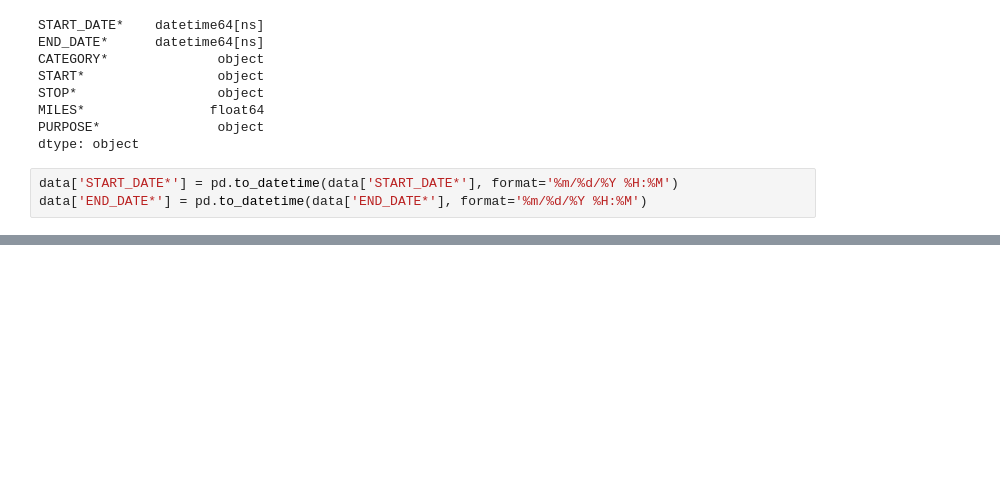
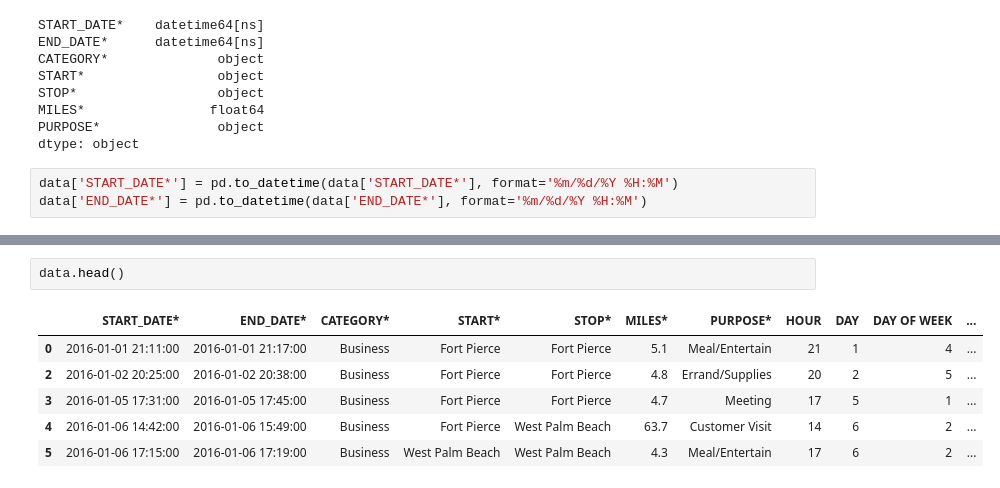
Before and after one commit to Abhi-aka-rup/Data-Scientist, a Jupyter notebook: Project 2 - Uber Data Analysis/ubder-data-analysis.ipynb, the cells around one changed output, grey strips where cells are left out. Drawn from its saved outputs; the diff is of its cells as text; blank space fills up the shorter version.

```diff
--- a/Project 2 - Uber Data Analysis/ubder-data-analysis.ipynb
+++ b/Project 2 - Uber Data Analysis/ubder-data-analysis.ipynb
@@ -64,0 +84,9 @@ data['END_DATE*'] = pd.to_datetime(data['END_DATE*'], format='%m/%d/%Y %H:%M')
+# %%
+data.head()
+# %% [output]
+|  | START_DATE* | END_DATE* | CATEGORY* | START* | STOP* | MILES* | PURPOSE* | HOUR | DAY | DAY OF WEEK | ... |
+| 0 | 2016-01-01 21:11:00 | 2016-01-01 21:17:00 | Business | Fort Pierce | Fort Pierce | 5.1 | Meal/Entertain | 21 | 1 | 4 | ... |
+| 2 | 2016-01-02 20:25:00 | 2016-01-02 20:38:00 | Business | Fort Pierce | Fort Pierce | 4.8 | Errand/Supplies | 20 | 2 | 5 | ... |
+| 3 | 2016-01-05 17:31:00 | 2016-01-05 17:45:00 | Business | Fort Pierce | Fort Pierce | 4.7 | Meeting | 17 | 5 | 1 | ... |
+| 4 | 2016-01-06 14:42:00 | 2016-01-06 15:49:00 | Business | Fort Pierce | West Palm Beach | 63.7 | Customer Visit | 14 | 6 | 2 | ... |
+| 5 | 2016-01-06 17:15:00 | 2016-01-06 17:19:00 | Business | West Palm Beach | West Palm Beach | 4.3 | Meal/Entertain | 17 | 6 | 2 | ... |
```
Also changed, not shown: parts of 8 cells of this notebook.
